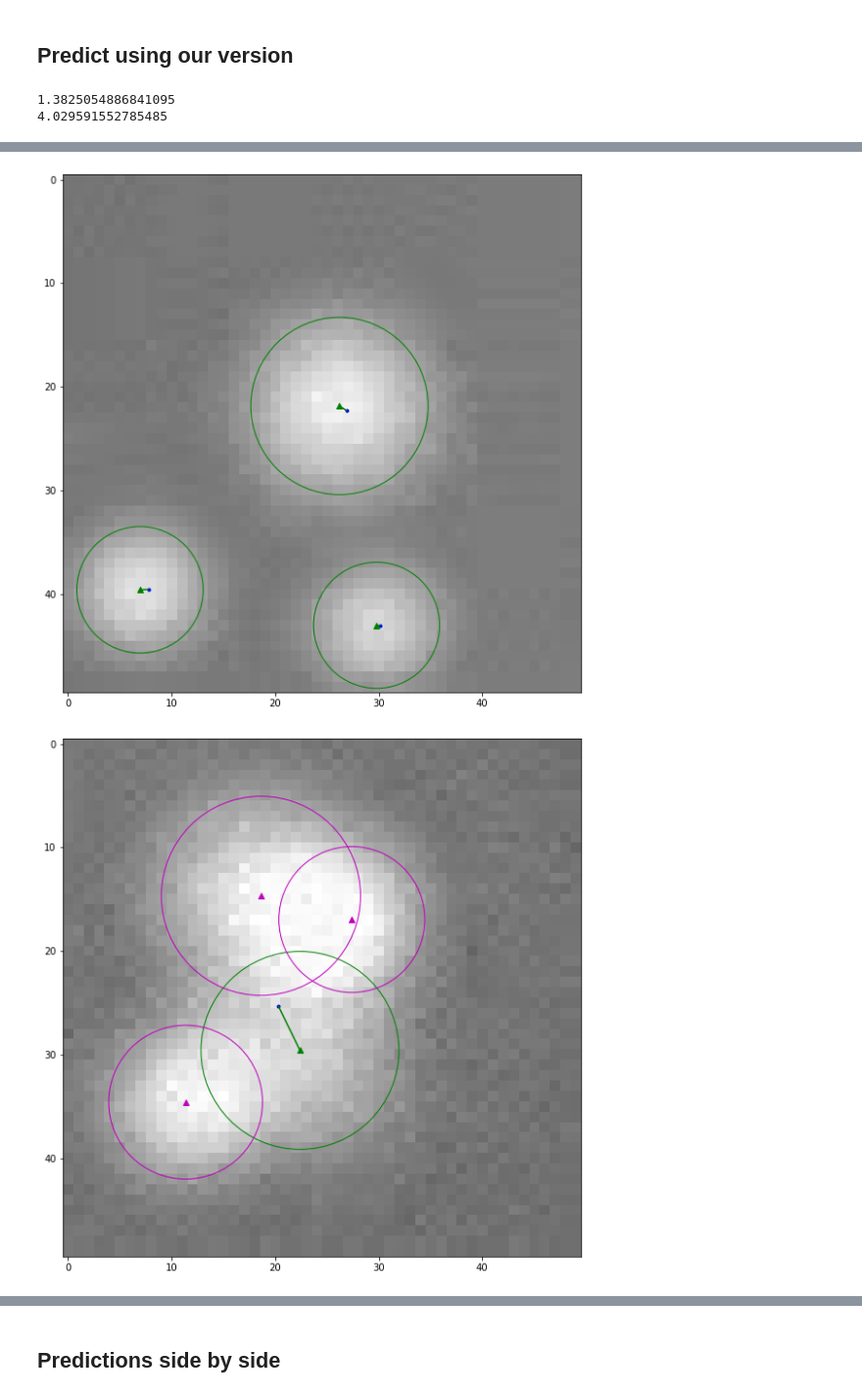
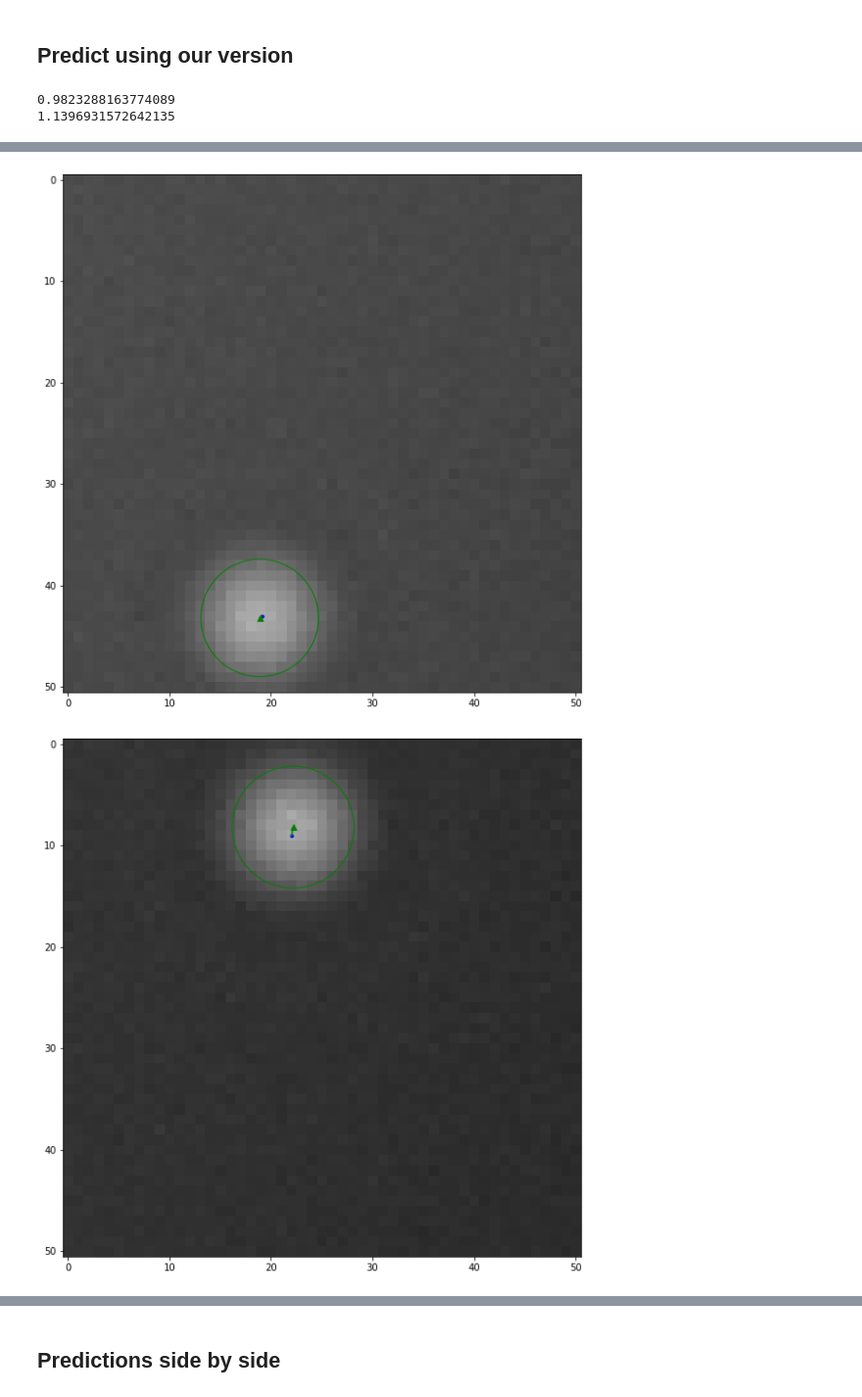
Before and after one commit to FredrikMeisingseth/DeepTrack, a Jupyter notebook: DeepTrack 1.0/single particle benchmarking.ipynb, the cells around one changed output, grey strips where cells are left out. Shown: that part at 98% size. Drawn from its saved outputs; the diff is of its cells as text; code cells hidden in the pictures.

Commit message:
adapted notebooks to not use video form of input data

```diff
--- a/DeepTrack 1.0/single particle benchmarking.ipynb
+++ b/DeepTrack 1.0/single particle benchmarking.ipynb
@@ -23,8 +37,7 @@ def get_image_parameters_preconfig(image_size=256):
     from numpy import ones
     from math import pi
 
-    #particle_number = randint(2, 5)
-    particle_number = 0
+    particle_number = 1
     particle_radius_list = uniform(5, 10, particle_number)
     (particle_center_x_list, particle_center_y_list) = IG.generate_particle_positions(particle_radius_list, image_size)
 
@@ -55,7 +68,7 @@ def get_image_parameters_preconfig(image_size=256):
 get_image_parameters_function=lambda: get_image_parameters_preconfig(image_size = 51)
 
 
-batch_images,batch_labels,batch_predictions, particle_positions_and_radiuses = IG.get_batch(get_image_parameters_function = get_image_parameters_function,batch_size=10, include_particle_positions_radii_and_intensities = True)
+batch_images,batch_labels,batch_predictions, particle_positions_and_radiuses = IG.get_batch(get_image_parameters_function = get_image_parameters_function,batch_size=10)
 number_of_images_to_save = 10
 
 
@@ -72,4 +85,6 @@ for image_number,image in enumerate(batch_images):
     cv2.imwrite(filepath,image)
 
 cv2.destroyAllWindows()
+
+benchmark.construct_video_from_images()
 # %% [output]
@@ -157,18 +168,9 @@ particle_radial_distance_threshold too small, no predictions passed
 # %% [markdown]
 ## Predict using our version
 # %%
+image_width = batch_images.shape[1]
+image_height = batch_images.shape[2]
 
-video = cv2.VideoCapture("output.mp4")
-number_frames_to_be_tracked = int(video.get(cv2.CAP_PROP_FRAME_COUNT))
-video_height = int(video.get(cv2.CAP_PROP_FRAME_HEIGHT))
-video_width = int(video.get(cv2.CAP_PROP_FRAME_WIDTH))
-
-batch_images = np.zeros((number_frames_to_be_tracked,video_height,video_width,1))
-
-
-for i in range(number_frames_to_be_tracked):
-    (ret, frame) = video.read()
-    batch_images[i,:,:,0] = cv2.cvtColor(frame, cv2.COLOR_BGR2GRAY)/255
 
 model = unet.create_unet(pretrained_weights = "unet_particle.hdf5")
 batch_predictions = unet.predict(model,batch_images)
@@ -176,7 +178,7 @@ batch_predictions = unet.predict(model,batch_images)
 batch = (unet.get_padded_images(batch_images),batch_labels,batch_predictions)
 
 
-predicted_positions_unet = benchmark.get_predicted_positions_unet(number_frames_to_be_tracked, batch_predictions,video_width, video_height)
+predicted_positions_unet = benchmark.get_predicted_positions_unet(number_frames_to_be_tracked, batch_predictions,image_width, image_height)
 
 
 nr_real_particles,nr_predictions,nr_TP,nr_FP,TP,FP_unet,links_unet,MAE,MSE = benchmark.hits_and_misses(number_frames_to_be_tracked,
@@ -193,5 +195,5 @@ benchmark.visualize_hits_and_misses(number_frames_to_be_tracked,
                           FP_unet,
                           links_unet)
 # %% [output]
-1.3825054886841095
-4.029591552785485
+0.9823288163774089
+1.1396931572642135
@@ -203,2 +205,2 @@ benchmark.visualize_hits_and_misses(number_frames_to_be_tracked,
-[figure, old version]
+[figure, new version]
-[figure, old version]
+[figure, new version]
```
Also changed, not shown: parts of 8 cells of this notebook, 1 other file.
